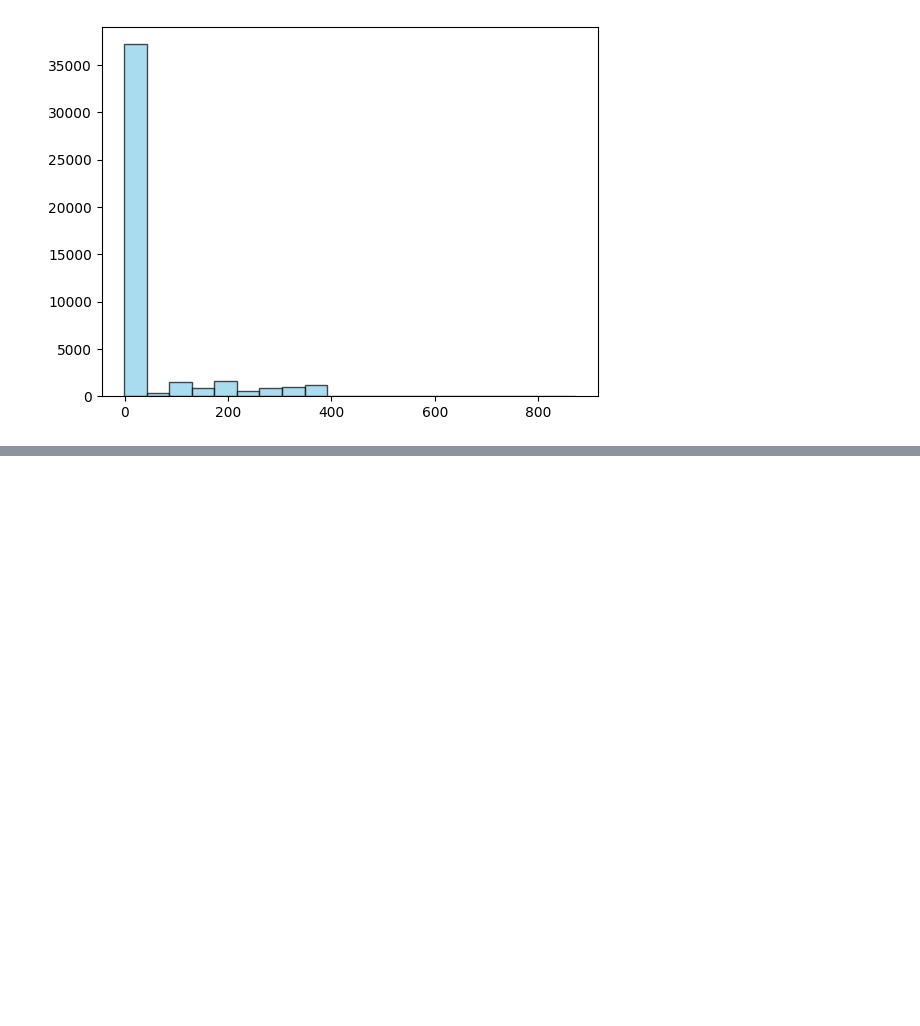
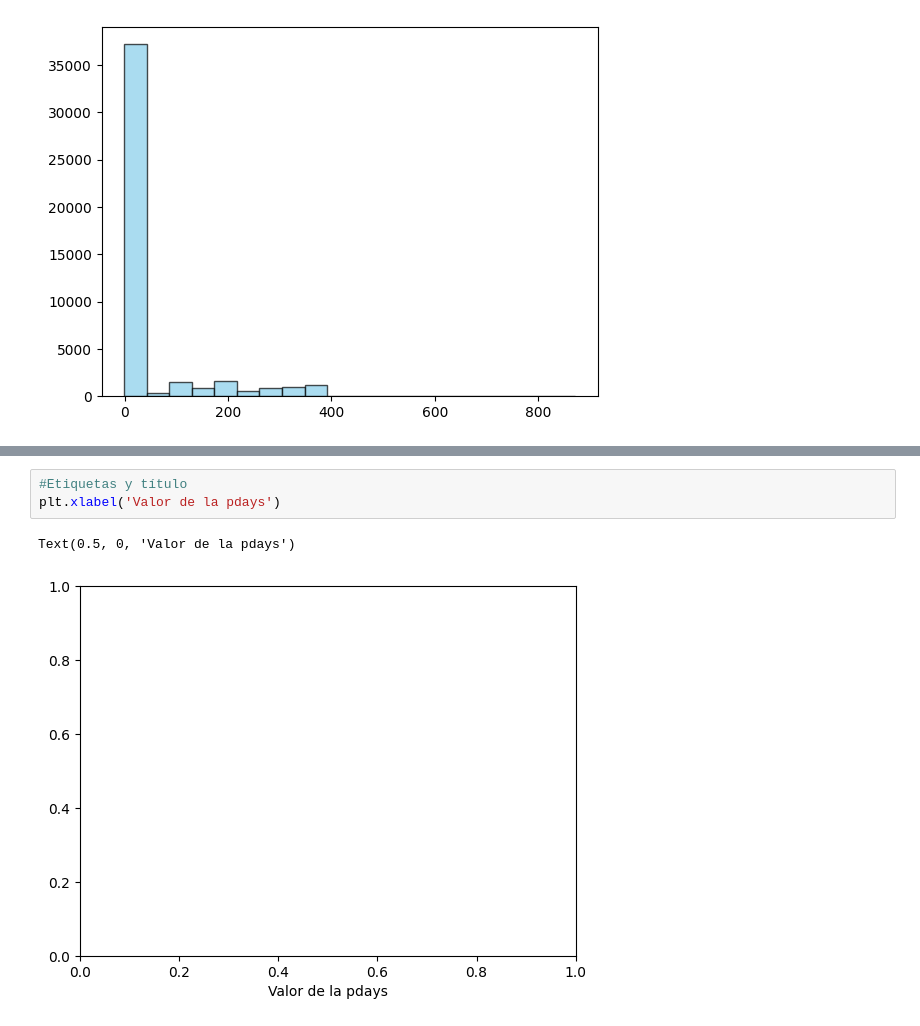
Before and after one commit to miemguri/Talentotech2024, a Jupyter notebook: 3_Practicabancos.ipynb, the cells around one changed output, grey strips where cells are left out. Saved outputs shown, nothing was run; the diff lists cells and outputs as text; blank space fills up the shorter version.

```diff
--- a/3_Practicabancos.ipynb
+++ b/3_Practicabancos.ipynb
@@ -285,0 +299,6 @@ plt.hist (data['pdays'], bins= 20, color ='skyblue', edgecolor = 'black', alpha=
+# %%
+#Etiquetas y título
+plt.xlabel('Valor de la pdays')
+# %% [output]
+Text(0.5, 0, 'Valor de la pdays')
+[figure, added]
```
Also changed, not shown: parts of 23 cells of this notebook.
